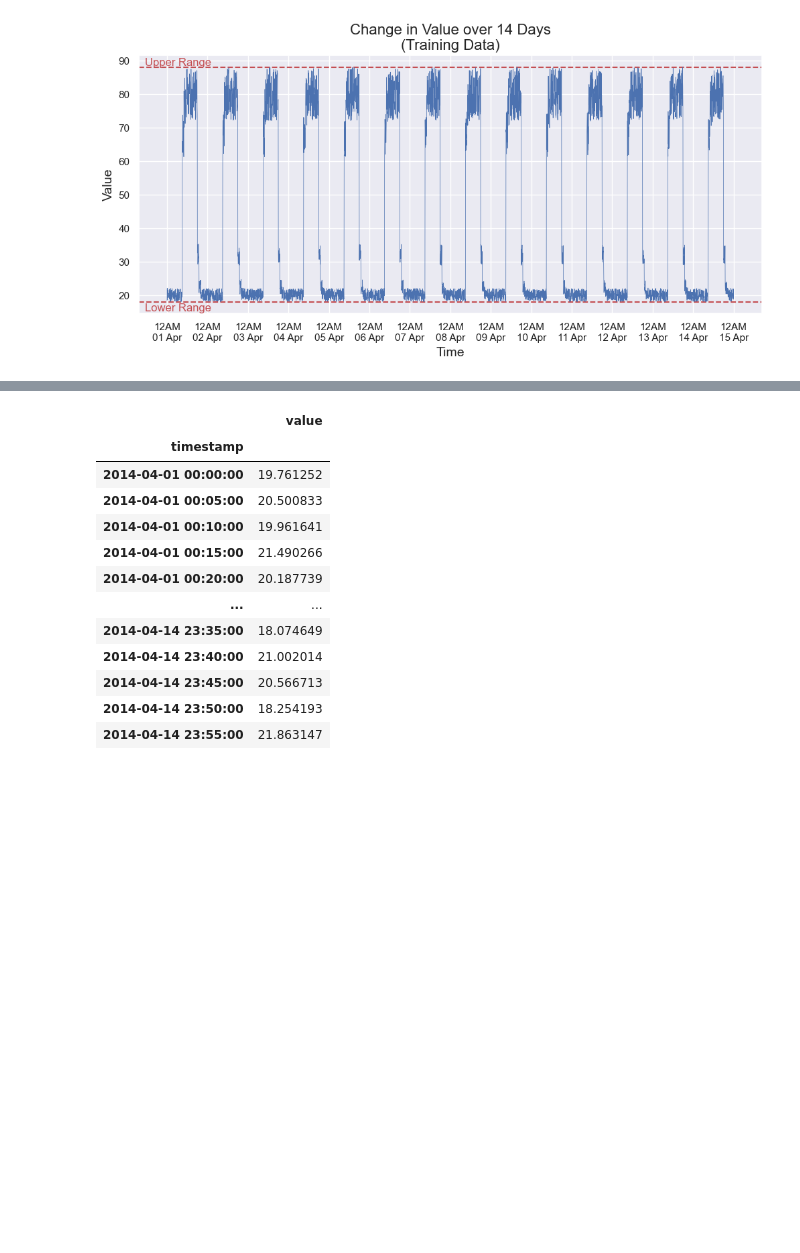
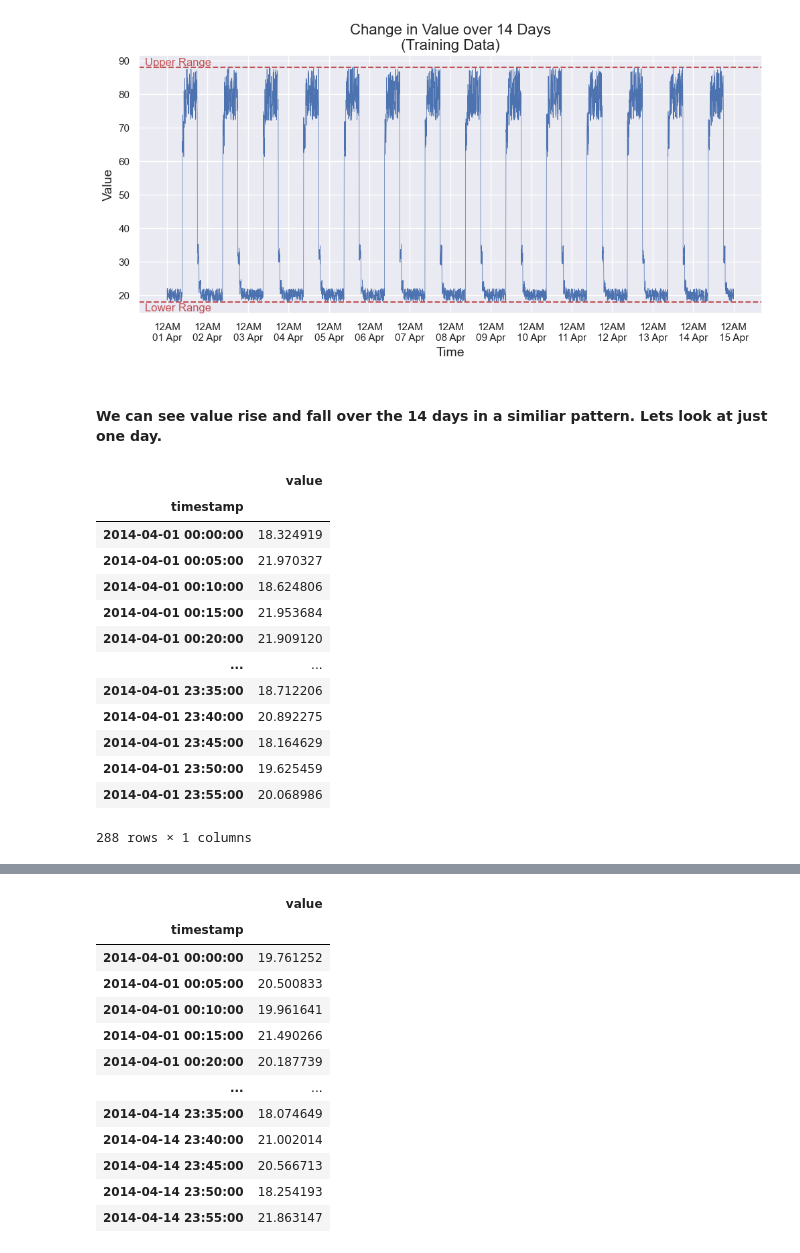
Before and after one commit to ShaneOG2/machstat-assessment, a Jupyter notebook: Practicals/Machine Learning Project Notebook.ipynb, the cells around one changed output, grey strips where cells are left out. Saved outputs shown, nothing was run; the diff lists cells and outputs as text; code cells hidden in the pictures; blank space fills up the shorter version.

```diff
--- a/Practicals/Machine Learning Project Notebook.ipynb
+++ b/Practicals/Machine Learning Project Notebook.ipynb
@@ -114,3 +127,23 @@ plt.text(0.01, .01, 'Lower Range', color = 'r', transform=ax.transAxes)
 plt.plot(df_train.index, df_train['value'], linewidth=0.5);
 # %% [output]
 [figure]
+# %% [markdown]
+#### We can see value rise and fall over the 14 days in a similiar pattern. Lets look at just one day.
+# %%
+df_train_day1 = df_train.iloc[0:288]
+df_train_day1
+# %% [output]
+|  | value |
+| timestamp |  |
+| 2014-04-01 00:00:00 | 18.324919 |
+| 2014-04-01 00:05:00 | 21.970327 |
+| 2014-04-01 00:10:00 | 18.624806 |
+| 2014-04-01 00:15:00 | 21.953684 |
+| 2014-04-01 00:20:00 | 21.909120 |
+| ... | ... |
+| 2014-04-01 23:35:00 | 18.712206 |
+| 2014-04-01 23:40:00 | 20.892275 |
+| 2014-04-01 23:45:00 | 18.164629 |
+| 2014-04-01 23:50:00 | 19.625459 |
+| 2014-04-01 23:55:00 | 20.068986 |
+288 rows × 1 columns
```
Also changed, not shown: parts of 18 cells of this notebook.
